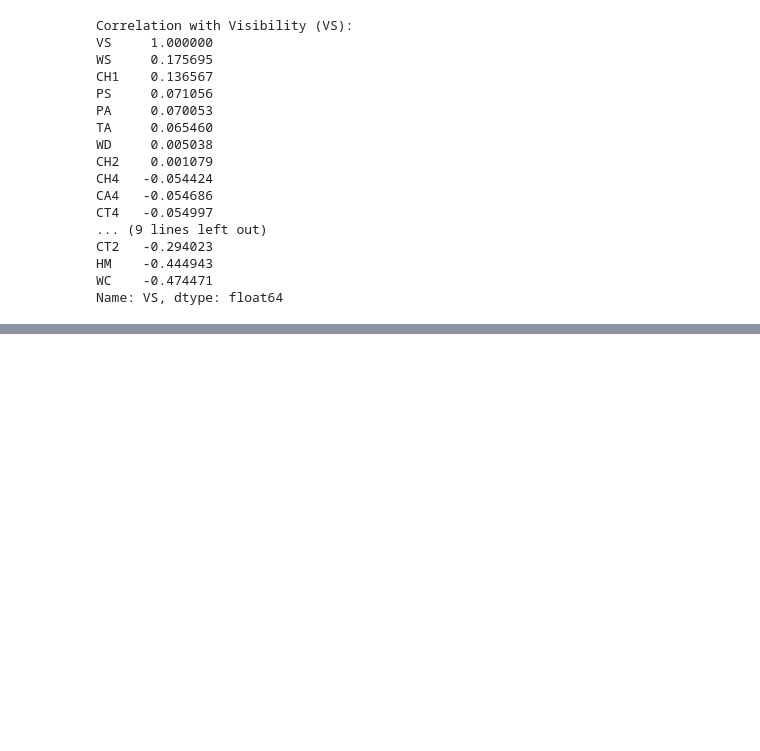
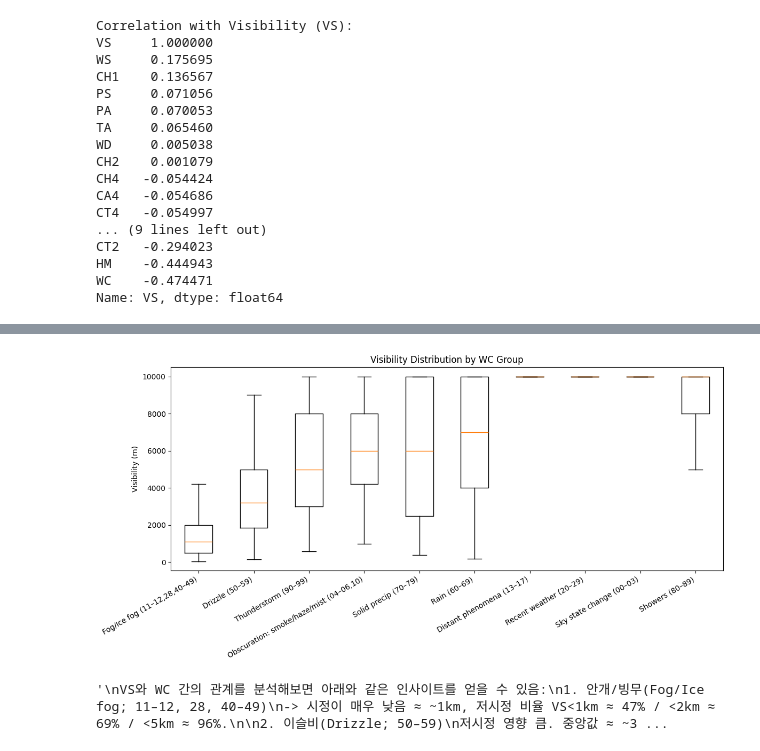
Before and after one commit to tjdrbdl/Weather_Prediction, a Jupyter notebook: prediction_weather/EDA.ipynb, the cells around one changed output, grey strips where cells are left out. Cells and saved outputs as stored; diff of their text form; code cells hidden in the pictures; blank space fills up the shorter version.

```diff
--- a/prediction_weather/EDA.ipynb
+++ b/prediction_weather/EDA.ipynb
@@ -278,0 +400,47 @@ plt.show()
+# %%
+# 5) 시각화 — 그룹별 시정 분포 박스플롯(이상치 숨김)
+data_for_box = [df_wc.loc[df_wc["WC_GROUP"] == g, "VS"].dropna().values for g in ordered_groups]
+
+plt.figure(figsize=(12, 6))
+plt.boxplot(data_for_box, labels=ordered_groups, showfliers=False)
+plt.ylabel("Visibility (m)")
+plt.title("Visibility Distribution by WC Group")
+plt.xticks(rotation=30, ha="right")
+plt.tight_layout()
+plt.show()
+
+
+"""
+VS와 WC 간의 관계를 분석해보면 아래와 같은 인사이트를 얻을 수 있음:
+1. 안개/빙무(Fog/Ice fog; 11–12, 28, 40–49)
+-> 시정이 매우 낮음 ≈ ~1km, 저시정 비율 VS<1km ≈ 47% / <2km ≈ 69% / <5km ≈ 96%.
+
+2. 이슬비(Drizzle; 50–59)
+저시정 영향 큼. 중앙값 ≈ ~3.3km, <2km ≈ 26% / <5km ≈ 72%.
+
+3. 뇌우(Thunderstorm; 90–99)
+중앙값 중간대(≈ ~5km), 분산 큼. <2km ≈ 9% / <5km ≈ 50%.
+
+4. 고체강수(눈 등; 70–79)
+중간~높은 저하. <2km ≈ 19% / <5km ≈ 45%.
+
+5. 비(Rain; 60–69)
+생각보다 시정 유지되는 케이스 많음. <2km ≈ 3% / <5km ≈ 32%.
+
+6. 소나기(Showers; 80–89), 최근/원거리 현상(20–29, 13–17)
+생각보다 고정적으로 시정이 높은것으로 보임, 그러나 정의상 주변/직전 한 시간 또는 원거리 이벤트라 관측 지점의 즉시 시정 저하는 약함.
+
+7. 나머지
+대부분 시정이 양호함. 특히 먼지/모래(Dust/Sand phenomena; 07–09, 30–35), 바람에 날리는 눈(Blowing/Drifting snow; 36–39)은 시정 영향 거의 없음.
+
+안개/빙무, 이슬비, 눈, 뇌우 + 비 순으로 저시정 위험이 커지는 경향.
+다만 VS는 상한 10km에 값이 치우쳐져 있어 중앙값만으론 차이가 뭉개질 수 있으니, 저시정 비율 지표를 함께 고려하는 것이 바람직.
+
+
+=> WC는 확실히 시정과 밀접한 연관이 있어보임, 상한 시정인 10000m 이상의 데이터가 많아서 상관관계가 다소 낮게 나오는것으로 보임.
+
+=> WC 그룹핑을 통해서 범주형 변수로 변환하는것이 바람직해보임, 대분류로 묶고 one-hot Enocoding을 하는것이 바람직해보임.
+"""
+# %% [output]
+[figure, added]
+'\nVS와 WC 간의 관계를 분석해보면 아래와 같은 인사이트를 얻을 수 있음:\n1. 안개/빙무(Fog/Ice fog; 11–12, 28, 40–49)\n-> 시정이 매우 낮음 ≈ ~1km, 저시정 비율 VS<1km ≈ 47% / <2km ≈ 69% / <5km ≈ 96%.\n\n2. 이슬비(Drizzle; 50–59)\n저시정 영향 큼. 중앙값 ≈ ~3 ...
```
Also changed, not shown: parts of 7 cells of this notebook.
